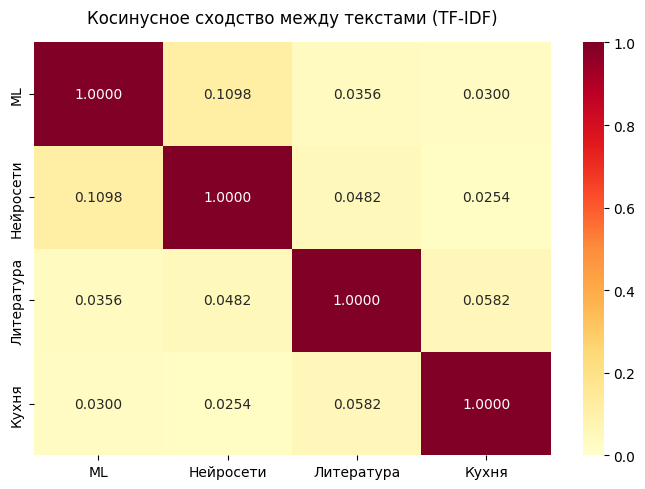
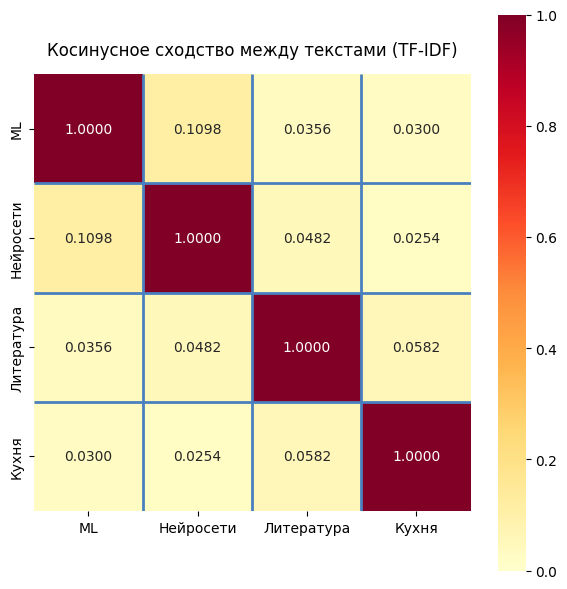
Code edit (unified diff) that turned the first committed figure into the second:
--- before
+++ after
@@ -1,3 +1,5 @@
-fig, ax = plt.subplots(figsize=(7, 5))
+n = len(labels)
+
+fig, ax = plt.subplots(figsize=(6, 6))
 sns.heatmap(
     sim_matrix,
@@ -9,6 +11,15 @@
     vmin=0,
     vmax=1,
+    square=True,
+    linewidths=0,
     ax=ax
 )
+
+# цветные разделительные линии между строками и столбцами
+sep_color = '#4a7fbf'
+for pos in range(1, n):
+    ax.hlines(pos, xmin=0, xmax=n, colors=sep_color, linewidths=2.0, zorder=5)
+    ax.vlines(pos, ymin=0, ymax=n, colors=sep_color, linewidths=2.0, zorder=5)
+
 ax.set_title('Косинусное сходство между текстами (TF-IDF)', pad=14)
 plt.tight_layout()

Commit: Fix heatmap: square cells, colored separator lines